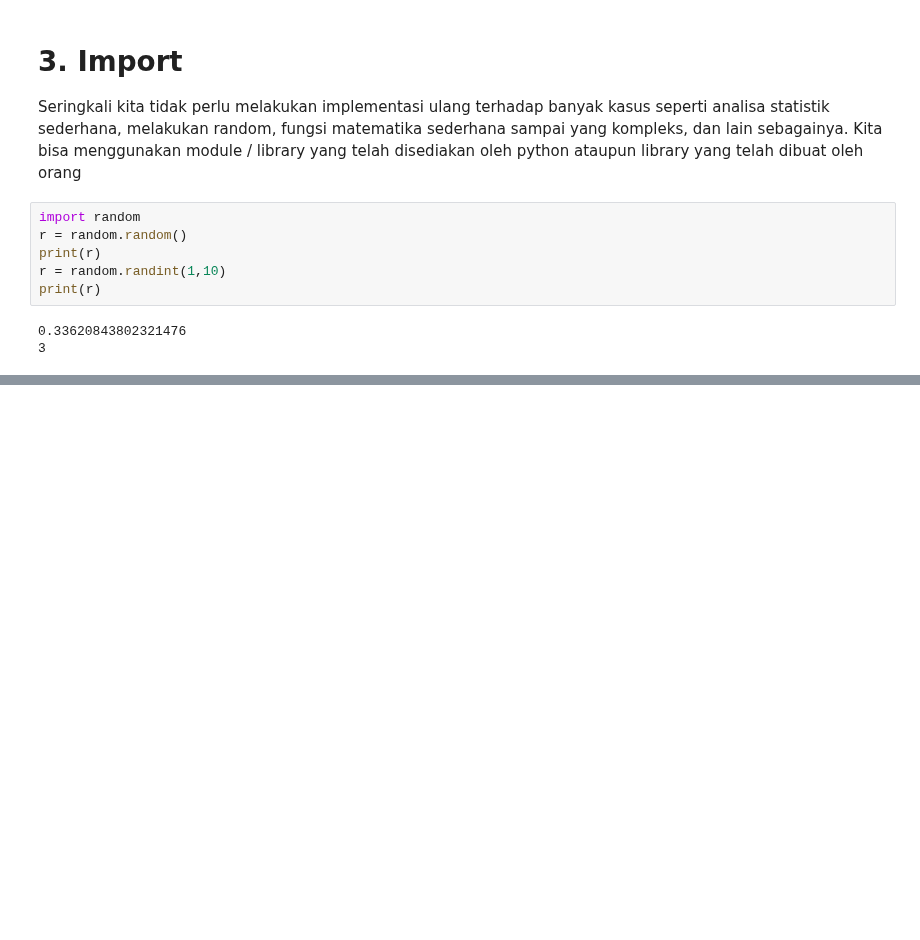
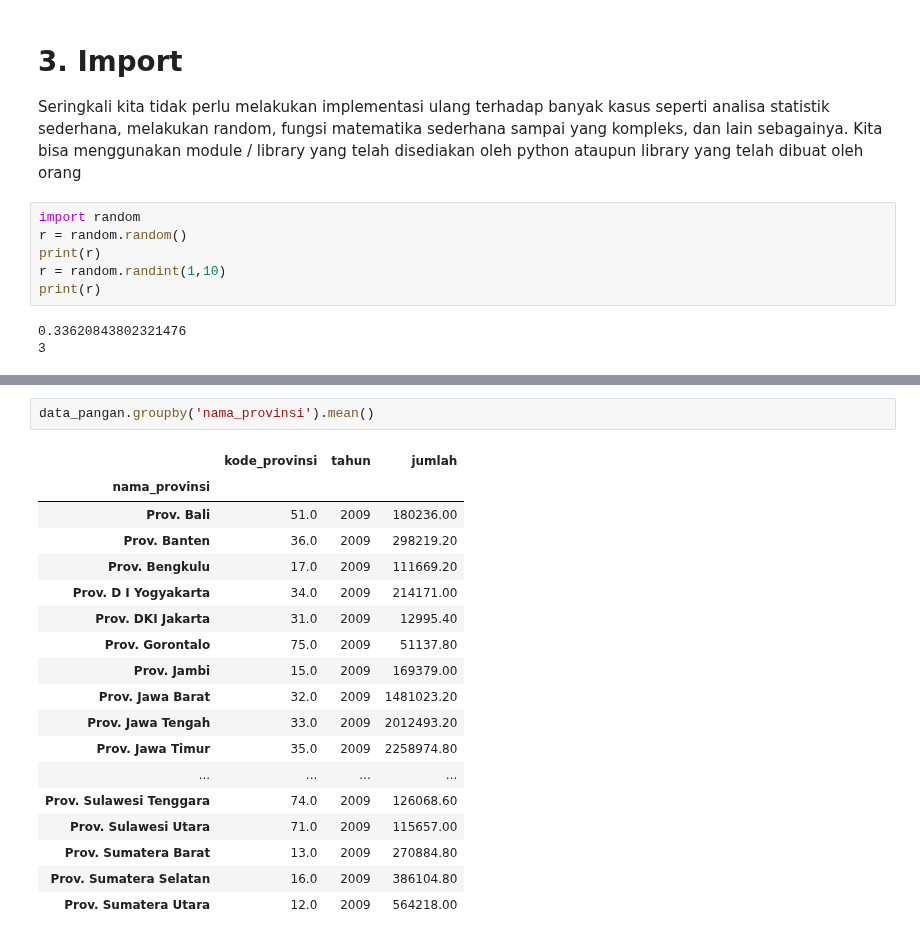
Before and after one commit to dennypirhadi/digitalent2018, a Jupyter notebook: py_Day3.ipynb, the cells around one changed output, grey strips where cells are left out. Drawn from its saved outputs; the diff is of its cells as text; blank space fills up the shorter version.

```diff
--- a/py_Day3.ipynb
+++ b/py_Day3.ipynb
@@ -101,0 +452,21 @@ print(b,c,d,e,f)
+# %%
+data_pangan.groupby('nama_provinsi').mean()
+# %% [output]
+|  | kode_provinsi | tahun | jumlah |
+| nama_provinsi |  |  |  |
+| Prov. Bali | 51.0 | 2009 | 180236.00 |
+| Prov. Banten | 36.0 | 2009 | 298219.20 |
+| Prov. Bengkulu | 17.0 | 2009 | 111669.20 |
+| Prov. D I Yogyakarta | 34.0 | 2009 | 214171.00 |
+| Prov. DKI Jakarta | 31.0 | 2009 | 12995.40 |
+| Prov. Gorontalo | 75.0 | 2009 | 51137.80 |
+| Prov. Jambi | 15.0 | 2009 | 169379.00 |
+| Prov. Jawa Barat | 32.0 | 2009 | 1481023.20 |
+| Prov. Jawa Tengah | 33.0 | 2009 | 2012493.20 |
+| Prov. Jawa Timur | 35.0 | 2009 | 2258974.80 |
+| ... | ... | ... | ... |
+| Prov. Sulawesi Tenggara | 74.0 | 2009 | 126068.60 |
+| Prov. Sulawesi Utara | 71.0 | 2009 | 115657.00 |
+| Prov. Sumatera Barat | 13.0 | 2009 | 270884.80 |
+| Prov. Sumatera Selatan | 16.0 | 2009 | 386104.80 |
+| Prov. Sumatera Utara | 12.0 | 2009 | 564218.00 |
```
Also changed, not shown: parts of 36 cells of this notebook, 4 other files.
